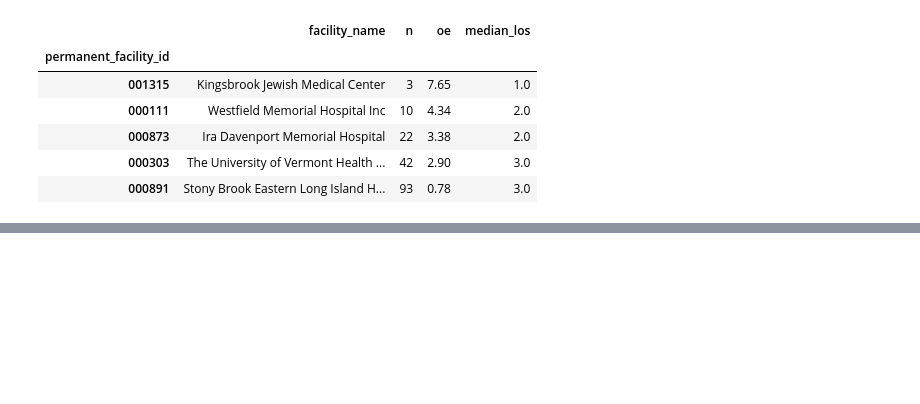
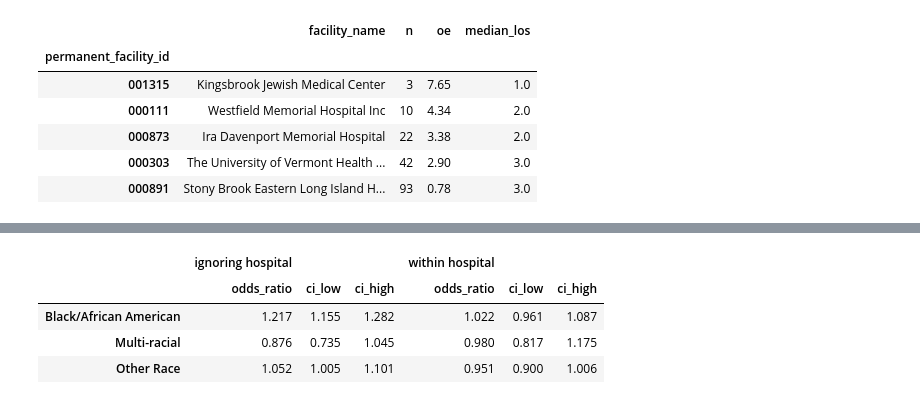
Before and after one commit to sbhattap/sparcs-sepsis, a Jupyter notebook: notebooks/sparcs_sepsis_2023.ipynb, the cells around one changed output, grey strips where cells are left out. Saved outputs shown, nothing was run; the diff lists cells and outputs as text; code cells hidden in the pictures; blank space fills up the shorter version.

```diff
--- a/notebooks/sparcs_sepsis_2023.ipynb
+++ b/notebooks/sparcs_sepsis_2023.ipynb
@@ -572,0 +578,10 @@ fair
+# %%
+race_or = checks.race_odds_ratios(df, preds["lr_full"])
+race_or.to_csv(RESULTS / "race_odds_ratios.csv")
+race_or
+# %% [output]
+|  | ignoring hospital |  |  | within hospital |  |  |
+|  | odds_ratio | ci_low | ci_high | odds_ratio | ci_low | ci_high |
+| Black/African American | 1.217 | 1.155 | 1.282 | 1.022 | 0.961 | 1.087 |
+| Multi-racial | 0.876 | 0.735 | 1.045 | 0.980 | 0.817 | 1.175 |
+| Other Race | 1.052 | 1.005 | 1.101 | 0.951 | 0.900 | 1.006 |
```
Also changed, not shown: parts of 3 cells of this notebook, 4 other files.
